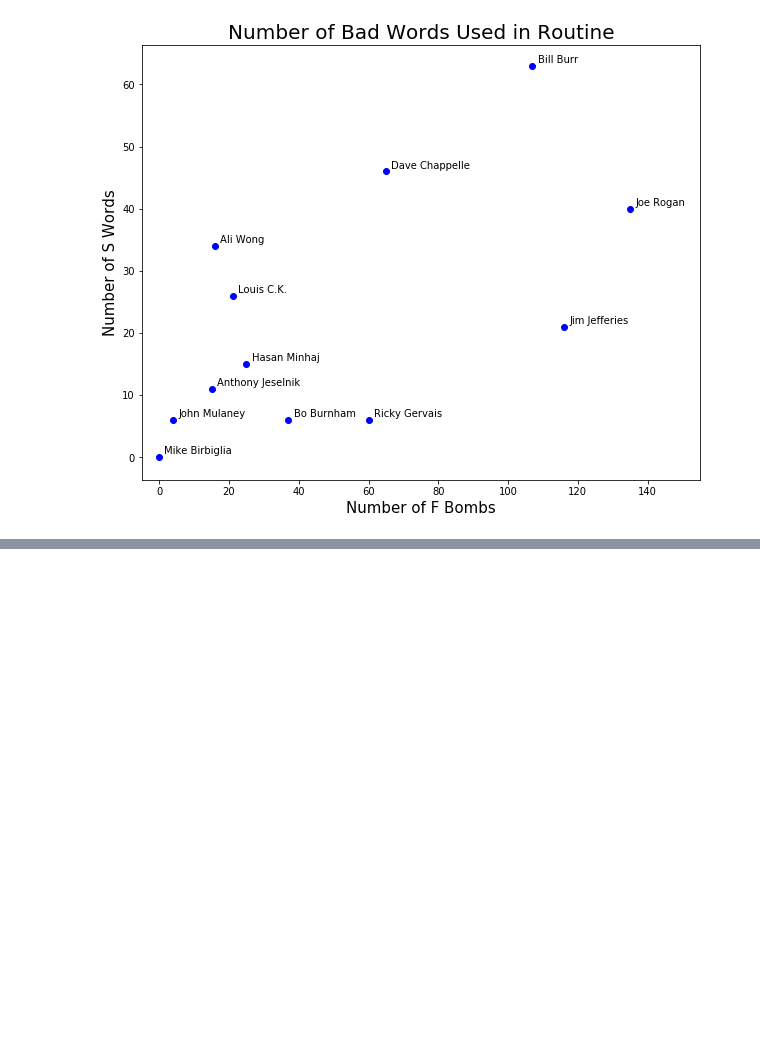
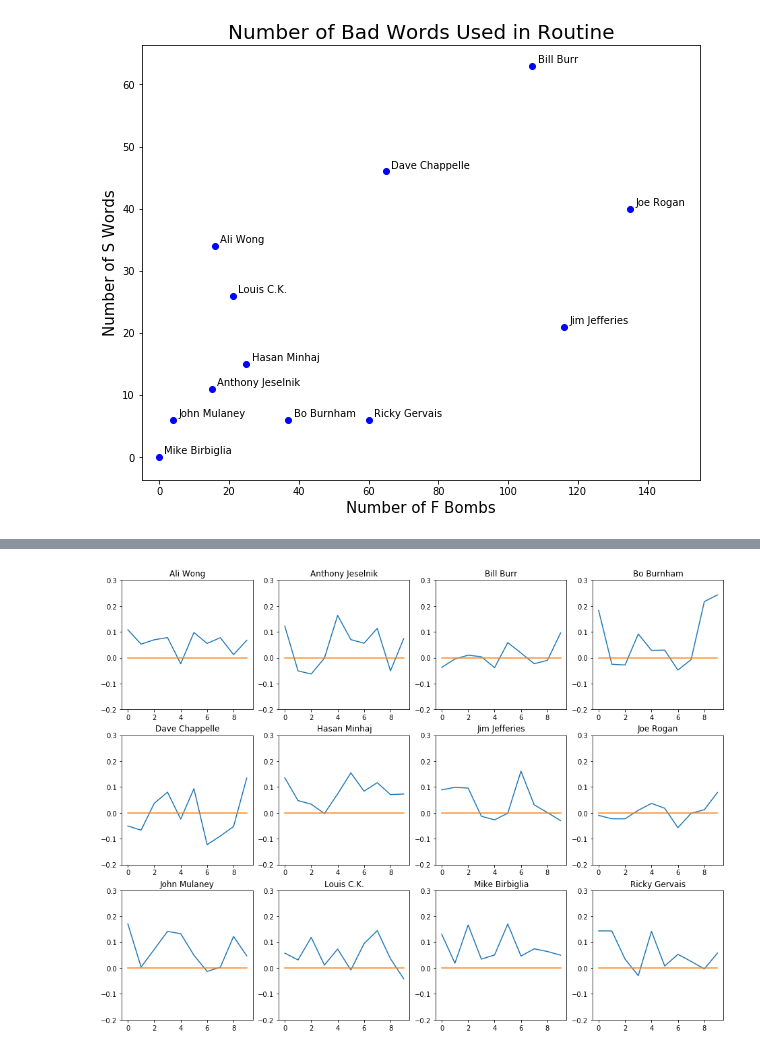
Before and after one commit to atefattia/data_science, a Jupyter notebook: 09_natural_language_processing/natural_language_proprocessing.ipynb, the cells around one changed output, grey strips where cells are left out. Saved outputs shown, nothing was run; the diff lists cells and outputs as text; code cells hidden in the pictures; blank space fills up the shorter version.

```diff
--- a/09_natural_language_processing/natural_language_proprocessing.ipynb
+++ b/09_natural_language_processing/natural_language_proprocessing.ipynb
@@ -463,0 +596,14 @@ plt.show()
+# %%
+# Show the plot for all comedians
+plt.rcParams['figure.figsize'] = [16, 12]
+
+for index, comedian in enumerate(df_clean.index):
+    plt.subplot(3, 4, index+1)
+    plt.plot(polarity_transcript[index])
+    plt.plot(np.arange(0,10), np.zeros(10))
+    plt.title(full_names[index])
+    plt.ylim(ymin=-.2, ymax=.3)
+
+plt.show()
+# %% [output]
+[figure, added]
```
Also changed, not shown: parts of 9 cells of this notebook.
